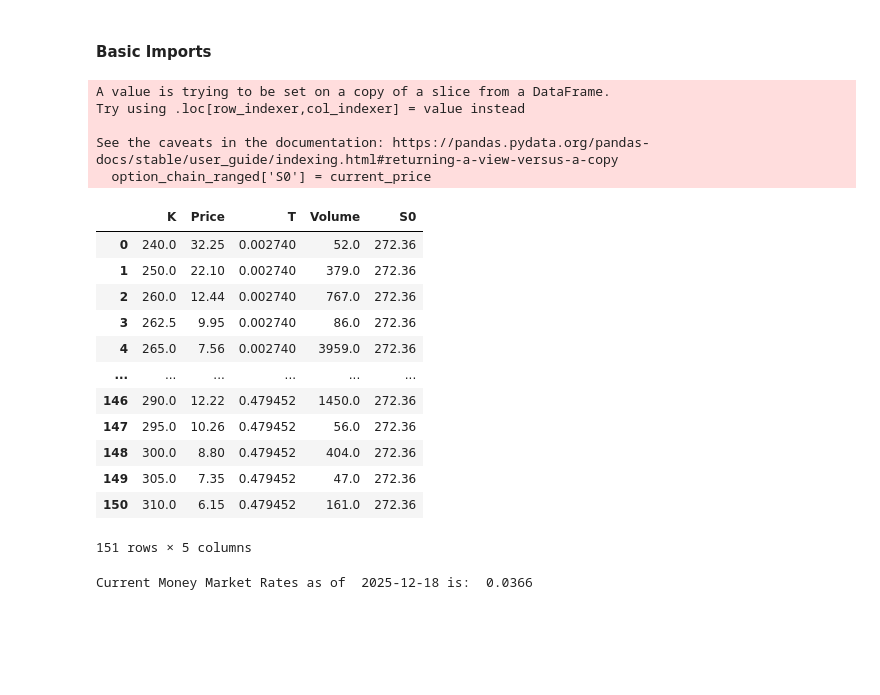
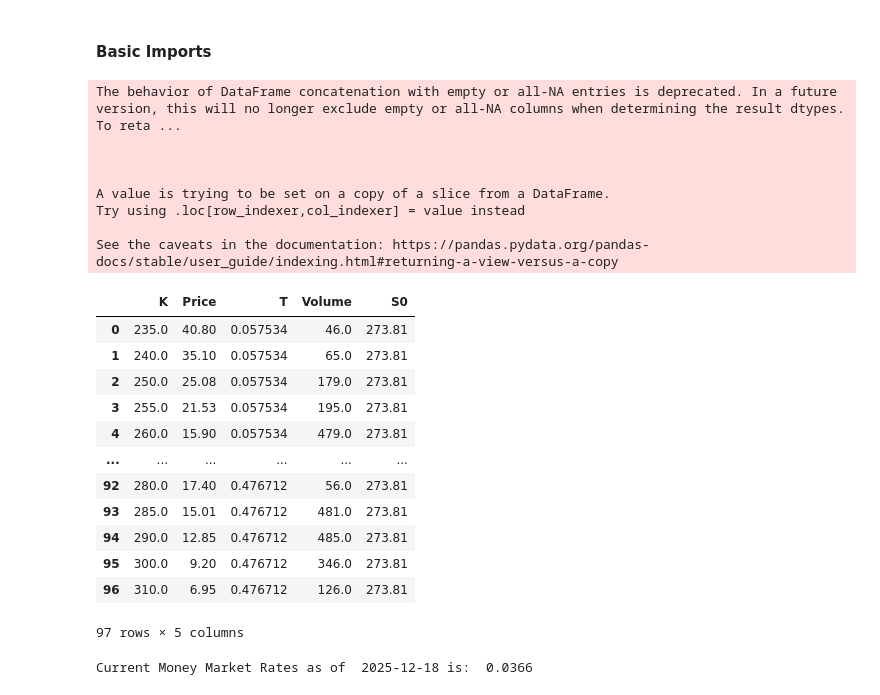
Before and after one commit to masnoop69/BSM-IV-Estimation-with-Surface-Plot, a Jupyter notebook: European Option IV estimation with Newton.ipynb, the cells around one changed output. Cells and saved outputs as stored; diff of their text form; code cells hidden in the pictures; blank space fills up the shorter version.

```diff
--- a/European Option IV estimation with Newton.ipynb
+++ b/European Option IV estimation with Newton.ipynb
@@ -87,25 +92,28 @@ def option_chains(ticker, T, type, price_range = 0.15):
 # %%
-option_chains = option_chains('AAPL', 0.5, 'c', price_range = 0.15)
+option_chains = option_chains('AAPL', 0.05, 0.5, 'c', price_range = 0.15)
 option_chains
 # %% [output]
+The behavior of DataFrame concatenation with empty or all-NA entries is deprecated. In a future version, this will no longer exclude empty or all-NA columns when determining the result dtypes. To reta ...
+
+
+
 A value is trying to be set on a copy of a slice from a DataFrame.
 Try using .loc[row_indexer,col_indexer] = value instead
 
 See the caveats in the documentation: https://pandas.pydata.org/pandas-docs/stable/user_guide/indexing.html#returning-a-view-versus-a-copy
-  option_chain_ranged['S0'] = current_price
 |  | K | Price | T | Volume | S0 |
-| 0 | 240.0 | 32.25 | 0.002740 | 52.0 | 272.36 |
-| 1 | 250.0 | 22.10 | 0.002740 | 379.0 | 272.36 |
-| 2 | 260.0 | 12.44 | 0.002740 | 767.0 | 272.36 |
-| 3 | 262.5 | 9.95 | 0.002740 | 86.0 | 272.36 |
-| 4 | 265.0 | 7.56 | 0.002740 | 3959.0 | 272.36 |
+| 0 | 235.0 | 40.80 | 0.057534 | 46.0 | 273.81 |
+| 1 | 240.0 | 35.10 | 0.057534 | 65.0 | 273.81 |
+| 2 | 250.0 | 25.08 | 0.057534 | 179.0 | 273.81 |
+| 3 | 255.0 | 21.53 | 0.057534 | 195.0 | 273.81 |
+| 4 | 260.0 | 15.90 | 0.057534 | 479.0 | 273.81 |
 | ... | ... | ... | ... | ... | ... |
-| 146 | 290.0 | 12.22 | 0.479452 | 1450.0 | 272.36 |
-| 147 | 295.0 | 10.26 | 0.479452 | 56.0 | 272.36 |
-| 148 | 300.0 | 8.80 | 0.479452 | 404.0 | 272.36 |
-| 149 | 305.0 | 7.35 | 0.479452 | 47.0 | 272.36 |
-| 150 | 310.0 | 6.15 | 0.479452 | 161.0 | 272.36 |
+| 92 | 280.0 | 17.40 | 0.476712 | 56.0 | 273.81 |
+| 93 | 285.0 | 15.01 | 0.476712 | 481.0 | 273.81 |
+| 94 | 290.0 | 12.85 | 0.476712 | 485.0 | 273.81 |
+| 95 | 300.0 | 9.20 | 0.476712 | 346.0 | 273.81 |
+| 96 | 310.0 | 6.95 | 0.476712 | 126.0 | 273.81 |
-151 rows × 5 columns
+97 rows × 5 columns
 # %%
 # extract latest money market rates from Fred as Risk Free Rate.
 with open(r"FRED_api_key.txt", 'r') as file:
```
Also changed, not shown: parts of 8 cells of this notebook.
